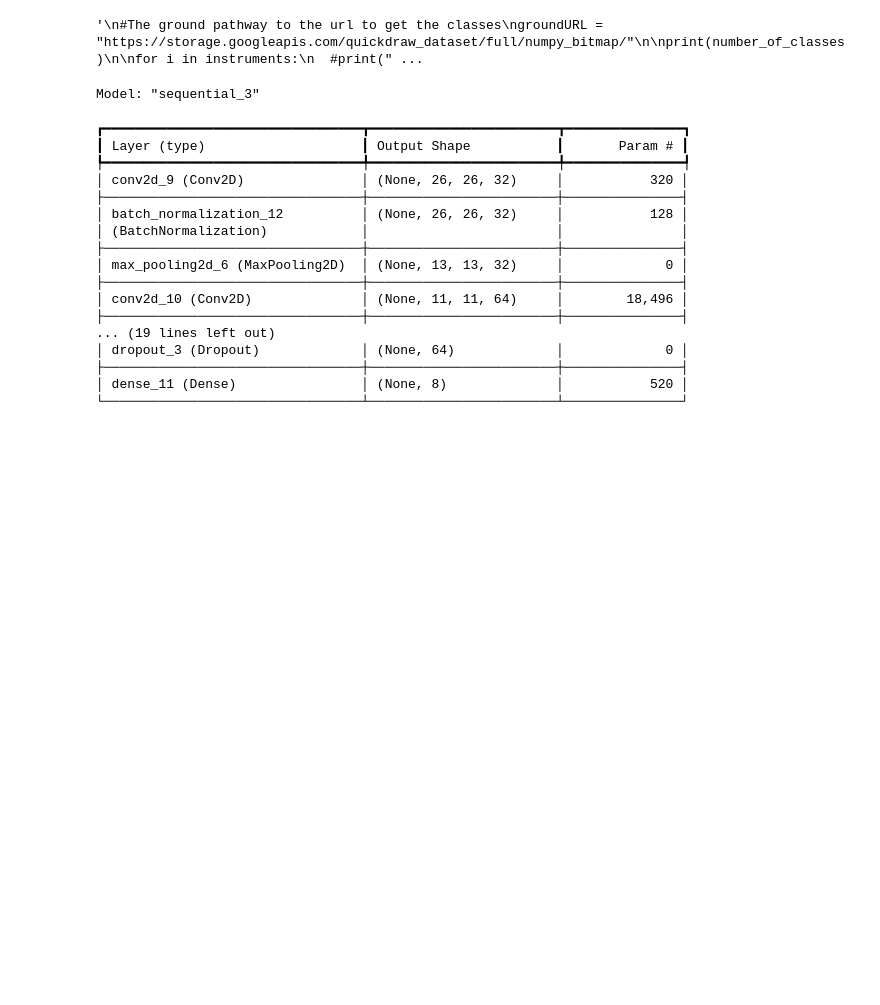
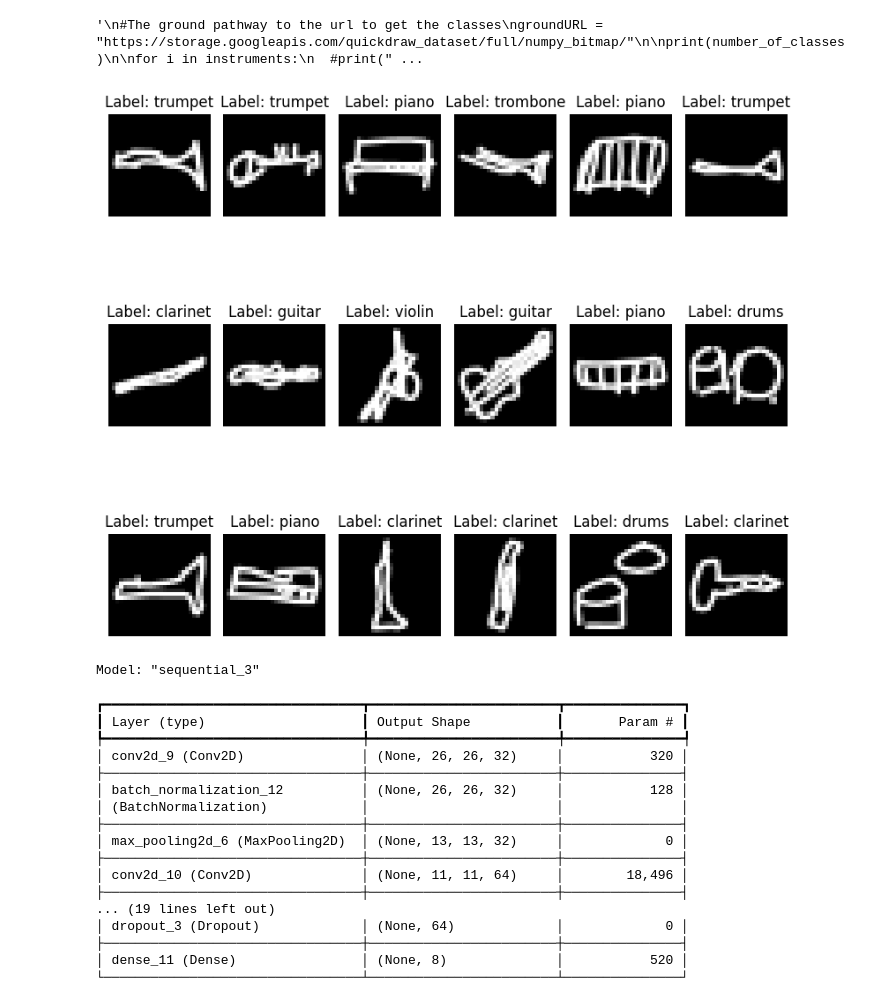
Before and after one commit to Fenix900/TNM114_CNN_Recognition, a Jupyter notebook: python/code.ipynb, the cells around one changed output. Saved outputs shown, nothing was run; the diff lists cells and outputs as text; code cells hidden in the pictures; blank space fills up the shorter version.

```diff
--- a/python/code.ipynb
+++ b/python/code.ipynb
@@ -31,30 +31,33 @@ for i in instruments:
 '\n#The ground pathway to the url to get the classes\ngroundURL = "https://storage.googleapis.com/quickdraw_dataset/full/numpy_bitmap/"\n\nprint(number_of_classes)\n\nfor i in instruments:\n  #print(" ...
 # %%
 
-nmbr_of_samples = 10000; #How many images we want from the database per class
+nmbr_of_samples = 100; #How many images we want from the database per class
 x_images = np.empty([0,784])
 y_label = np.empty(0)
 
 for i in instruments:
   path = os.path.join("data", i)+".npy"
   data = np.load(path)
   data = data[0:nmbr_of_samples]
   label = i
 
   x_images = np.concatenate((x_images,data),axis=0)
   y_label = np.append(y_label, [i]*nmbr_of_samples)
 
 x_images, y_label = shuffle(x_images, y_label, random_state=42)
 
+
 from sklearn.model_selection import train_test_split
 
 #Reshape the images to 28x28 and then normalize them to 0-1 values
 x_reshaped = np.reshape(x_images,(len(x_images),28,28,1))
 x_images = x_reshaped.astype('float32')/255
 
 #Split the data to 80-20 ratio of training- to test-sets
 training_images, test_images, training_labels, test_labels = train_test_split(
     x_images, y_label, test_size=0.2, random_state=42, stratify=y_label)
+# %% [output]
+[figure, added]
 # %%
 
 #Model
```
Also changed, not shown: parts of 1 cell of this notebook, 16 other files.
